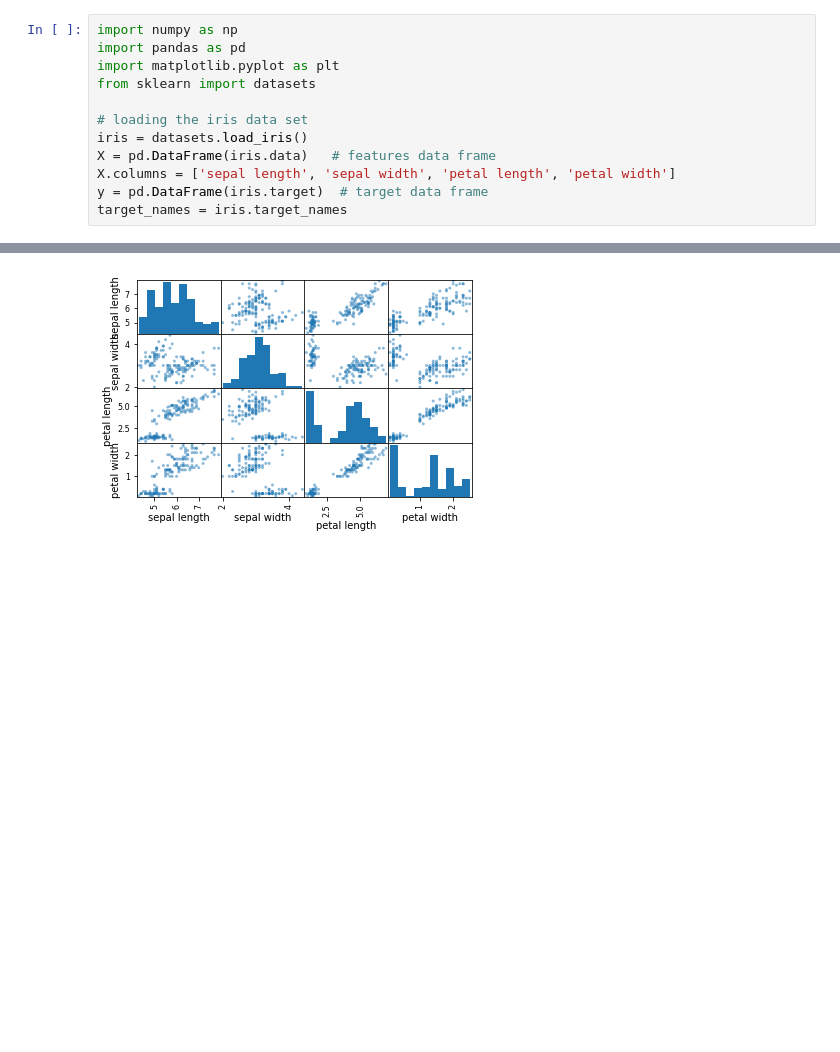
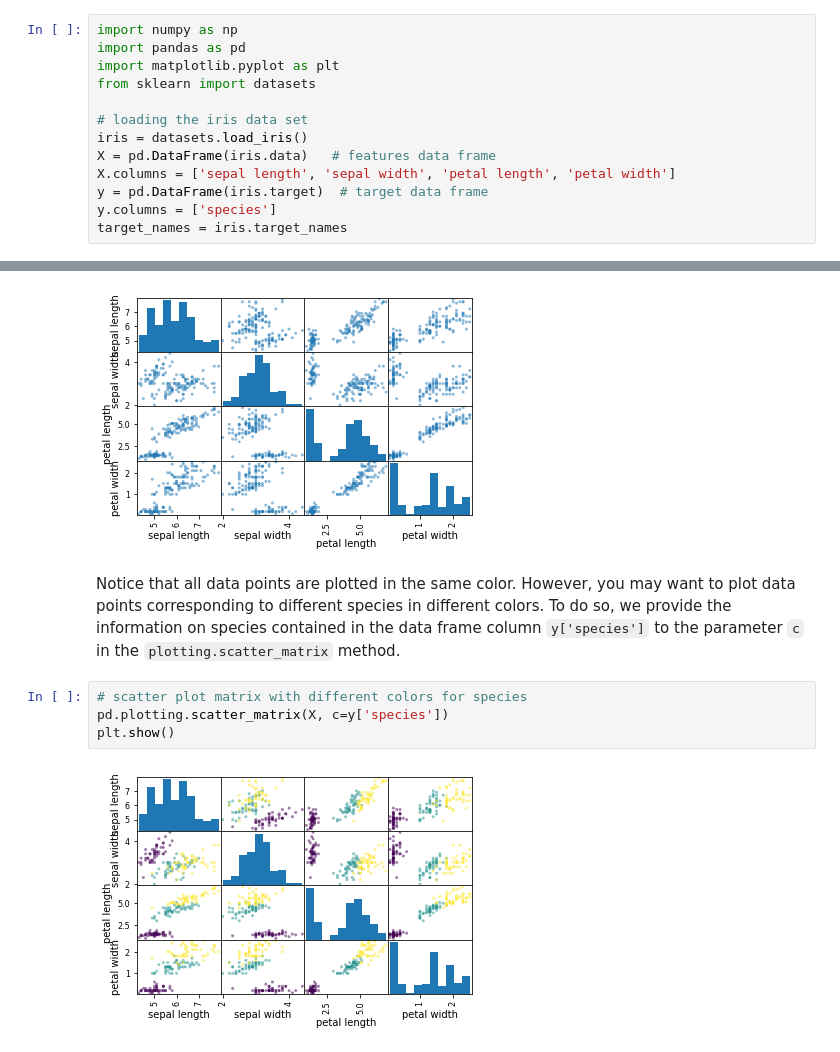
Before and after one commit to sathayas/GuideIDSExamples, a Jupyter notebook: Chapter4-DataUnderstanding.ipynb, the cells around one changed output, grey strips where cells are left out. Saved outputs shown, nothing was run; the diff lists cells and outputs as text; blank space fills up the shorter version.

Commit message:
added column name to data frame y; scatter plot matrix with different colors

```diff
--- a/Chapter4-DataUnderstanding.ipynb
+++ b/Chapter4-DataUnderstanding.ipynb
@@ -19,6 +19,7 @@ iris = datasets.load_iris()
 X = pd.DataFrame(iris.data)   # features data frame
 X.columns = ['sepal length', 'sepal width', 'petal length', 'petal width']
 y = pd.DataFrame(iris.target)  # target data frame
+y.columns = ['species']
 target_names = iris.target_names
 # %% [markdown]
 The data set has been read into a data frame object `X`, a class of object available in the `pandas` library. In addition, the target describing different species is stored in another data frame `y`. The feature names have been assigned to this data frame as column names. We generate a histogram of the petal length with the following code.
@@ -113,3 +114,11 @@ pd.plotting.scatter_matrix(X)
 plt.show()
 # %% [output]
 [figure]
+# %% [markdown]
+Notice that all data points are plotted in the same color. However, you may want to plot data points corresponding to different species in different colors. To do so, we provide the information on species contained in the data frame column `y['species']` to the parameter `c` in the `plotting.scatter_matrix` method.
+# %%
+# scatter plot matrix with different colors for species
+pd.plotting.scatter_matrix(X, c=y['species'])
+plt.show()
+# %% [output]
+[figure, added]
```
Also changed, not shown: parts of 2 cells of this notebook.
